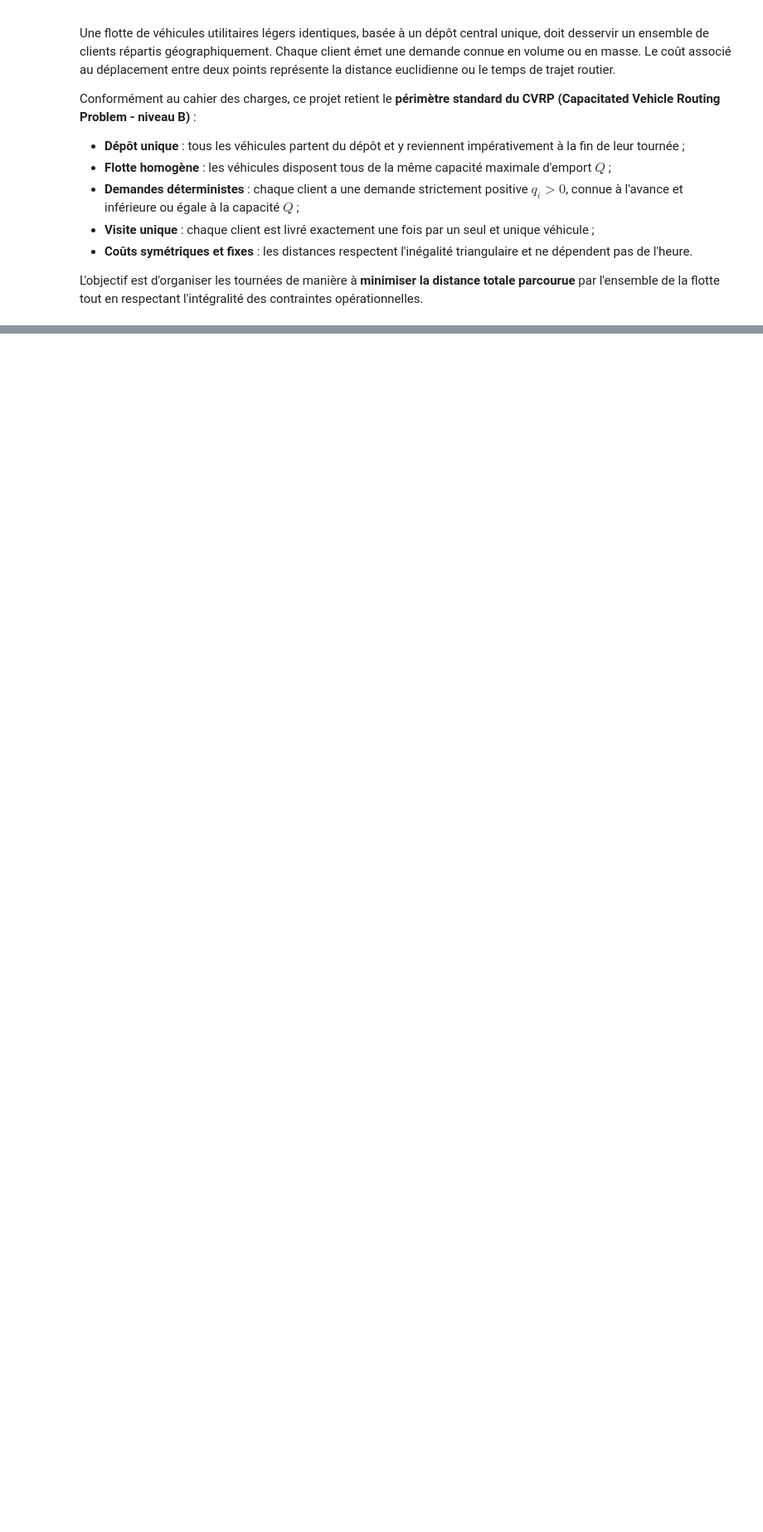
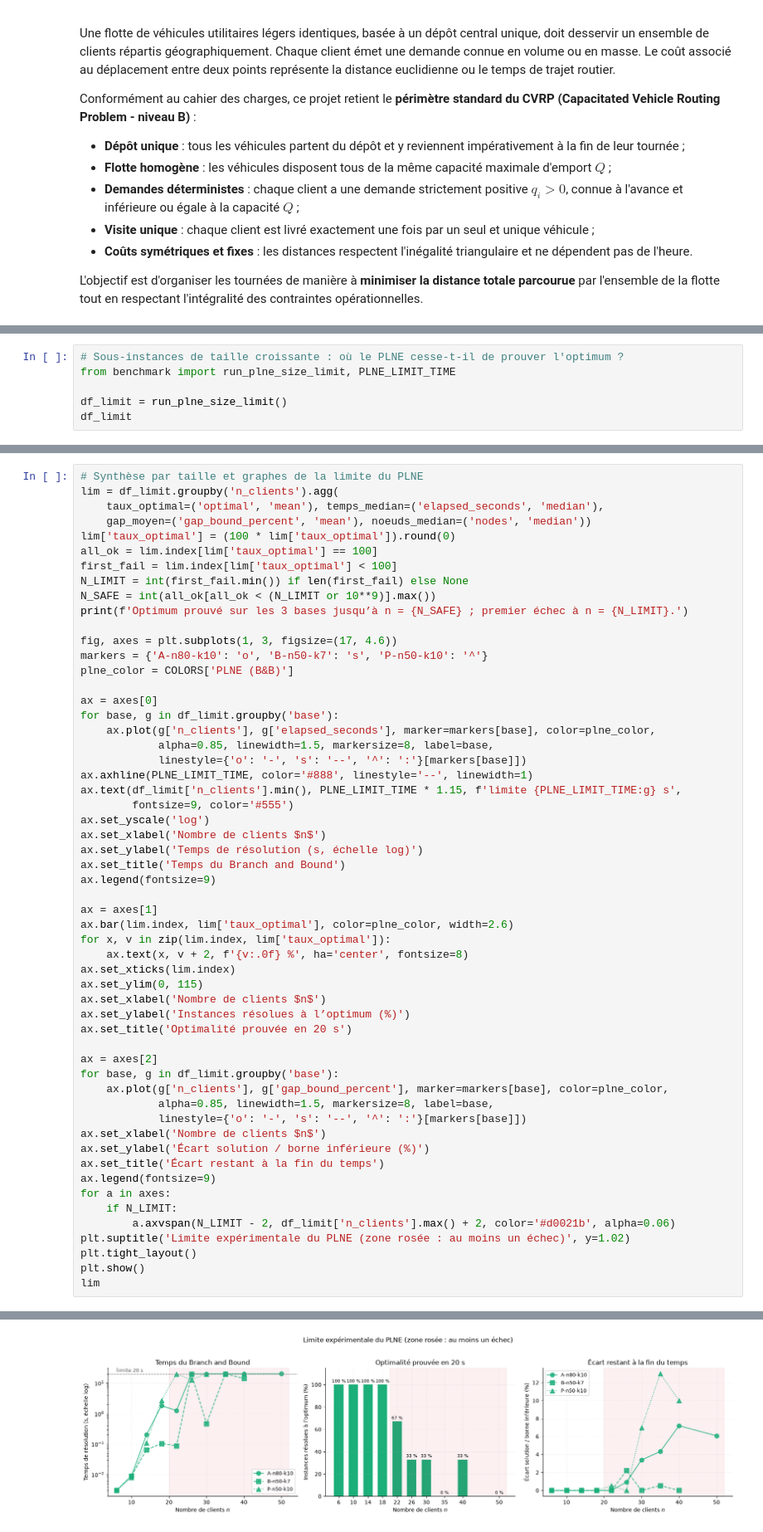
Before and after one commit to ramolosse/CVRP, a Jupyter notebook: CVRP-project/main.ipynb, the cells around one changed output, grey strips where cells are left out. Shown at 83% size. Drawn from its saved outputs; the diff is of its cells as text; blank space fills up the shorter version.

```diff
--- a/CVRP-project/main.ipynb
+++ b/CVRP-project/main.ipynb
@@ -336,0 +761,6 @@ Le Branch and Bound prouve l’optimalité sur **6 des 7 instances** dans la lim
+# %%
+# Sous-instances de taille croissante : où le PLNE cesse-t-il de prouver l'optimum ?
+from benchmark import run_plne_size_limit, PLNE_LIMIT_TIME
+
+df_limit = run_plne_size_limit()
+df_limit
@@ -336,0 +785,57 @@ Le Branch and Bound prouve l’optimalité sur **6 des 7 instances** dans la lim
+# %%
+# Synthèse par taille et graphes de la limite du PLNE
+lim = df_limit.groupby('n_clients').agg(
+    taux_optimal=('optimal', 'mean'), temps_median=('elapsed_seconds', 'median'),
+    gap_moyen=('gap_bound_percent', 'mean'), noeuds_median=('nodes', 'median'))
+lim['taux_optimal'] = (100 * lim['taux_optimal']).round(0)
+all_ok = lim.index[lim['taux_optimal'] == 100]
+first_fail = lim.index[lim['taux_optimal'] < 100]
+N_LIMIT = int(first_fail.min()) if len(first_fail) else None
+N_SAFE = int(all_ok[all_ok < (N_LIMIT or 10**9)].max())
+print(f'Optimum prouvé sur les 3 bases jusqu’à n = {N_SAFE} ; premier échec à n = {N_LIMIT}.')
+
+fig, axes = plt.subplots(1, 3, figsize=(17, 4.6))
+markers = {'A-n80-k10': 'o', 'B-n50-k7': 's', 'P-n50-k10': '^'}
+plne_color = COLORS['PLNE (B&B)']
+
+ax = axes[0]
+for base, g in df_limit.groupby('base'):
+    ax.plot(g['n_clients'], g['elapsed_seconds'], marker=markers[base], color=plne_color,
+            alpha=0.85, linewidth=1.5, markersize=8, label=base,
+            linestyle={'o': '-', 's': '--', '^': ':'}[markers[base]])
+ax.axhline(PLNE_LIMIT_TIME, color='#888', linestyle='--', linewidth=1)
+ax.text(df_limit['n_clients'].min(), PLNE_LIMIT_TIME * 1.15, f'limite {PLNE_LIMIT_TIME:g} s',
+        fontsize=9, color='#555')
+ax.set_yscale('log')
+ax.set_xlabel('Nombre de clients $n$')
+ax.set_ylabel('Temps de résolution (s, échelle log)')
+ax.set_title('Temps du Branch and Bound')
+ax.legend(fontsize=9)
+
+ax = axes[1]
+ax.bar(lim.index, lim['taux_optimal'], color=plne_color, width=2.6)
+for x, v in zip(lim.index, lim['taux_optimal']):
+    ax.text(x, v + 2, f'{v:.0f} %', ha='center', fontsize=8)
+ax.set_xticks(lim.index)
+ax.set_ylim(0, 115)
+ax.set_xlabel('Nombre de clients $n$')
+ax.set_ylabel('Instances résolues à l’optimum (%)')
+ax.set_title('Optimalité prouvée en 20 s')
+
+ax = axes[2]
+for base, g in df_limit.groupby('base'):
+    ax.plot(g['n_clients'], g['gap_bound_percent'], marker=markers[base], color=plne_color,
+            alpha=0.85, linewidth=1.5, markersize=8, label=base,
+            linestyle={'o': '-', 's': '--', '^': ':'}[markers[base]])
+ax.set_xlabel('Nombre de clients $n$')
+ax.set_ylabel('Écart solution / borne inférieure (%)')
+ax.set_title('Écart restant à la fin du temps')
+ax.legend(fontsize=9)
+for a in axes:
+    if N_LIMIT:
+        a.axvspan(N_LIMIT - 2, df_limit['n_clients'].max() + 2, color='#d0021b', alpha=0.06)
+plt.suptitle('Limite expérimentale du PLNE (zone rosée : au moins un échec)', y=1.02)
+plt.tight_layout()
+plt.show()
+lim
+# %% [output]
@@ -336,0 +843 @@ Le Branch and Bound prouve l’optimalité sur **6 des 7 instances** dans la lim
+[figure, added]
```
Also changed, not shown: parts of 100 cells of this notebook, 2 other files.
